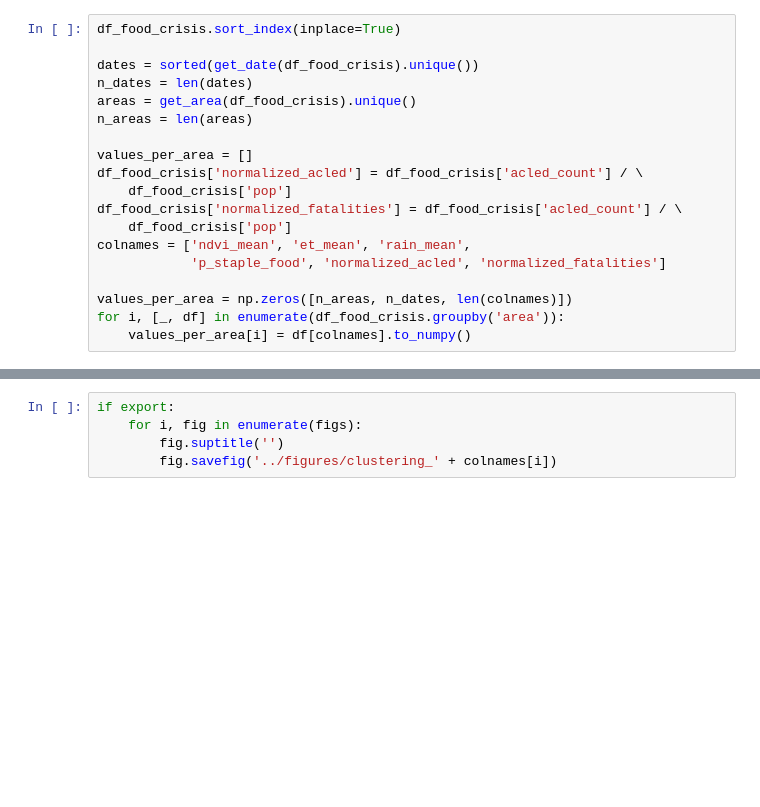
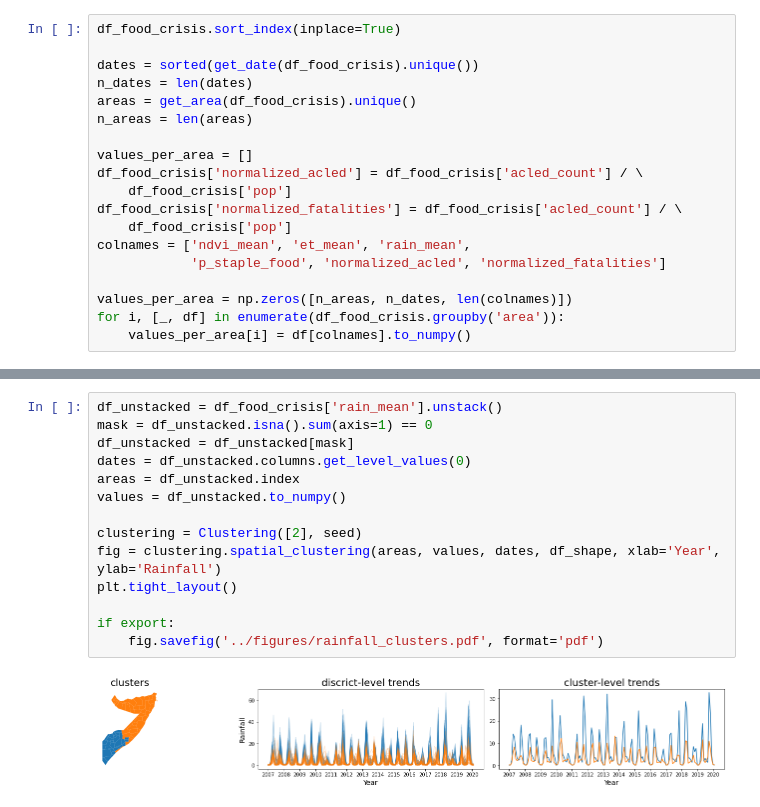
Before and after one commit to ICascha/Predicting-food-crises-in-Somalia, a Jupyter notebook: notebooks/world_bank_EDA.ipynb, the cells around one changed output, grey strips where cells are left out. Saved outputs shown, nothing was run; the diff lists cells and outputs as text; blank space fills up the shorter version.

```diff
--- a/notebooks/world_bank_EDA.ipynb
+++ b/notebooks/world_bank_EDA.ipynb
@@ -239,5 +177,16 @@ posx and posy should be finite values
-# %%
-if export:
-    for i, fig in enumerate(figs):
-        fig.suptitle('')
-        fig.savefig('../figures/clustering_' + colnames[i])
+# %%
+df_unstacked = df_food_crisis['rain_mean'].unstack()
+mask = df_unstacked.isna().sum(axis=1) == 0
+df_unstacked = df_unstacked[mask]
+dates = df_unstacked.columns.get_level_values(0)
+areas = df_unstacked.index
+values = df_unstacked.to_numpy()
+
+clustering = Clustering([2], seed)
+fig = clustering.spatial_clustering(areas, values, dates, df_shape, xlab='Year', ylab='Rainfall')
+plt.tight_layout()
+
+if export:
+    fig.savefig('../figures/rainfall_clusters.pdf', format='pdf')
+# %% [output]
+[figure, added]
```
Also changed, not shown: parts of 21 cells of this notebook, 4 other files.
